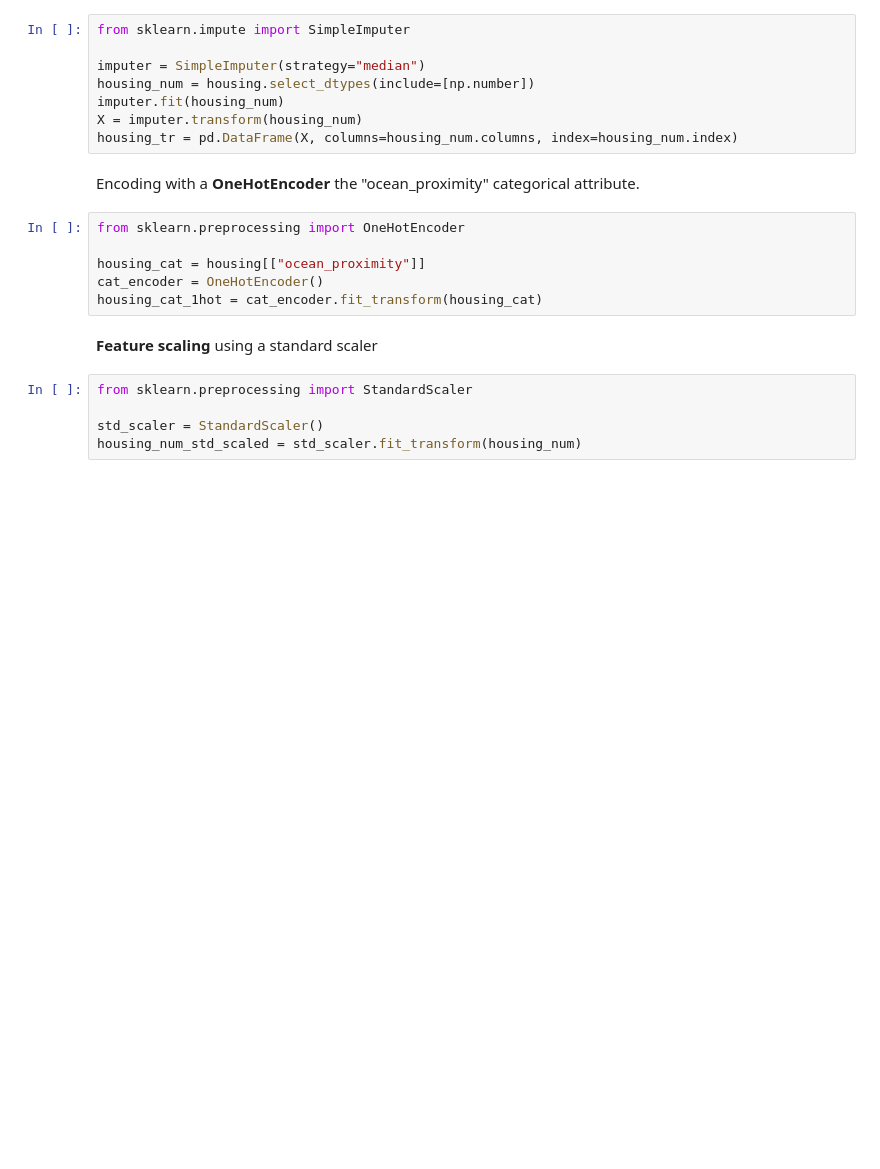
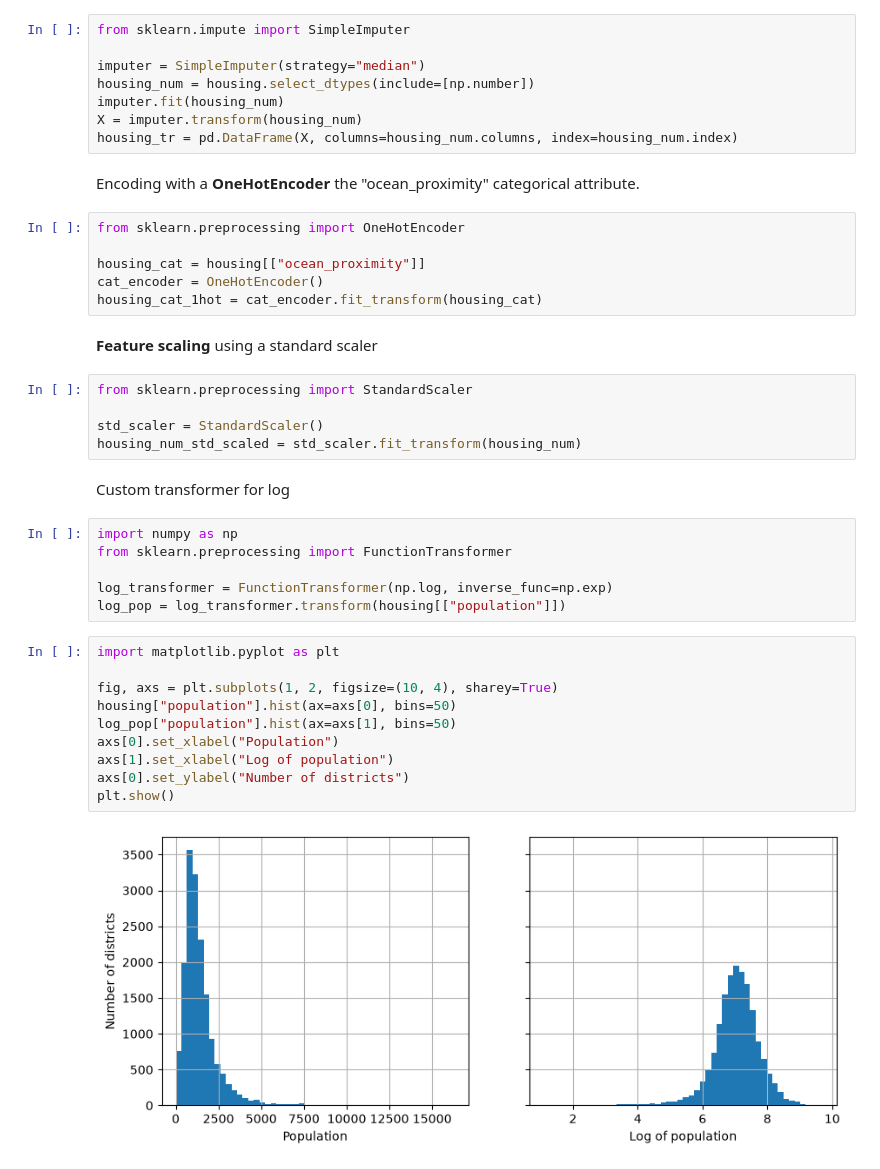
Before and after one commit to mattialollongo/housing-price-prediction, a Jupyter notebook: notebooks/01_exploration.ipynb, the cells around one changed output. Drawn from its saved outputs; the diff is of its cells as text; blank space fills up the shorter version.

Commit message:
Take the log of "population" with a custom transformer

```diff
--- a/notebooks/01_exploration.ipynb
+++ b/notebooks/01_exploration.ipynb
@@ -262,3 +262,23 @@ from sklearn.preprocessing import StandardScaler
 
 std_scaler = StandardScaler()
 housing_num_std_scaled = std_scaler.fit_transform(housing_num)
+# %% [markdown]
+Custom transformer for log
+# %%
+import numpy as np
+from sklearn.preprocessing import FunctionTransformer
+
+log_transformer = FunctionTransformer(np.log, inverse_func=np.exp)
+log_pop = log_transformer.transform(housing[["population"]])
+# %%
+import matplotlib.pyplot as plt
+
+fig, axs = plt.subplots(1, 2, figsize=(10, 4), sharey=True)
+housing["population"].hist(ax=axs[0], bins=50)
+log_pop["population"].hist(ax=axs[1], bins=50)
+axs[0].set_xlabel("Population")
+axs[1].set_xlabel("Log of population")
+axs[0].set_ylabel("Number of districts")
+plt.show()
+# %% [output]
+[figure, added]
```
